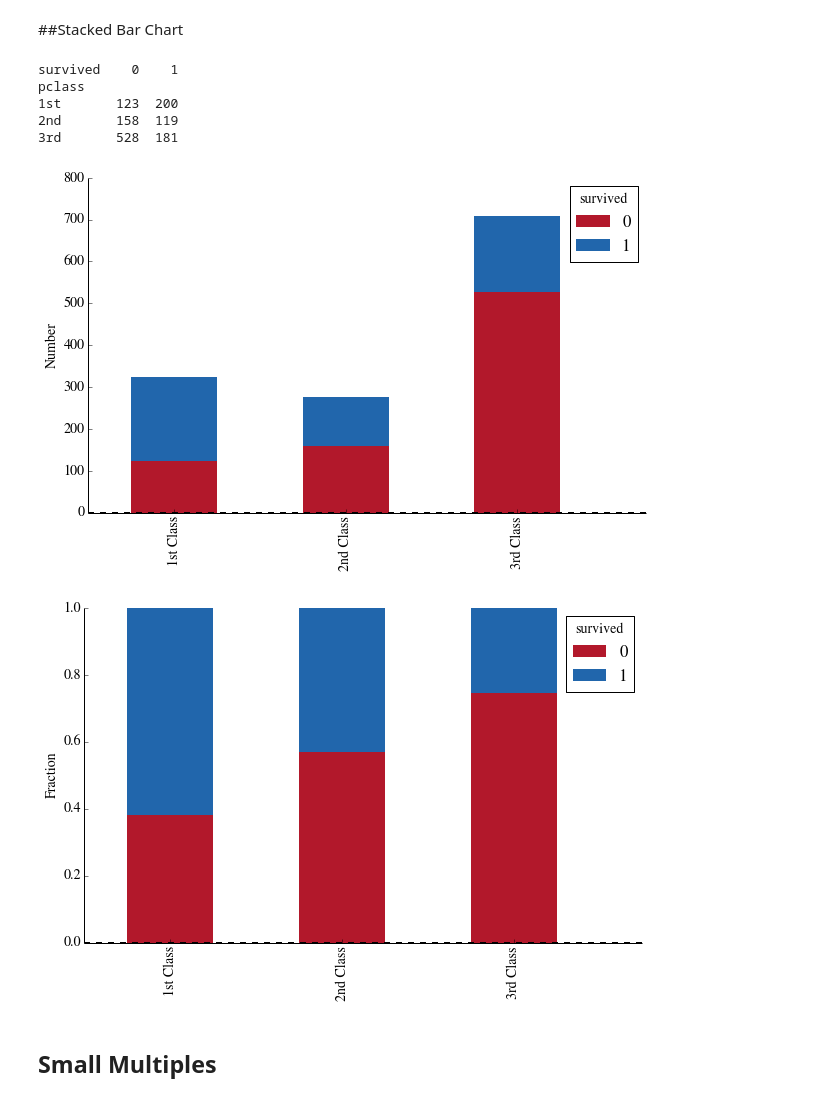
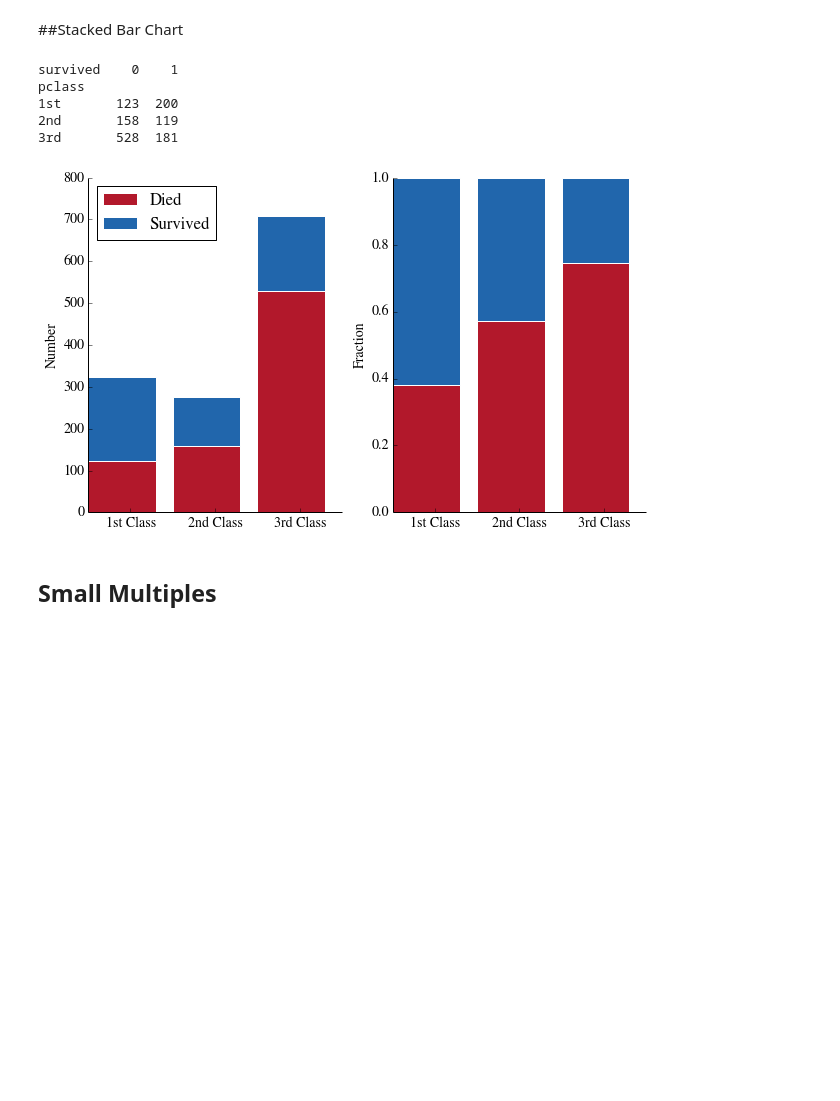
Before and after one commit to cs109/content, a Jupyter notebook: lec_03_statistical_graphs.ipynb, the cells around one changed output. Cells and saved outputs as stored; diff of their text form; code cells hidden in the pictures; blank space fills up the shorter version.

```diff
--- a/lec_03_statistical_graphs.ipynb
+++ b/lec_03_statistical_graphs.ipynb
@@ -24,14 +22,7 @@ import pandas as pd
 from matplotlib import rcParams
 
 #colorbrewer2 Dark2 qualitative color table
-dark2_colors = [(0.10588235294117647, 0.6196078431372549, 0.4666666666666667),
-                (0.8509803921568627, 0.37254901960784315, 0.00784313725490196),
-                (0.4588235294117647, 0.4392156862745098, 0.7019607843137254),
-                (0.9058823529411765, 0.1607843137254902, 0.5411764705882353),
-                (0.4, 0.6509803921568628, 0.11764705882352941),
-                (0.9019607843137255, 0.6705882352941176, 0.00784313725490196),
-                (0.6509803921568628, 0.4627450980392157, 0.11372549019607843),
-                (0.4, 0.4, 0.4)]
+dark2_colors = brewer2mpl.get_map('Dark2', 'Qualitative', 7).mpl_colors
 
 rcParams['figure.figsize'] = (10, 6)
 rcParams['figure.dpi'] = 150
@@ -39,14 +30,16 @@ rcParams['axes.color_cycle'] = dark2_colors
 rcParams['lines.linewidth'] = 2
 rcParams['axes.facecolor'] = 'white'
 rcParams['font.size'] = 14
-rcParams['patch.edgecolor'] = 'none'
+rcParams['patch.edgecolor'] = 'white'
 rcParams['patch.facecolor'] = dark2_colors[0]
 rcParams['font.family'] = 'StixGeneral'
 
 
 def remove_border(axes=None, top=False, right=False, left=True, bottom=True):
     """
-    Toggle whether the left/right/bottom/top borders are visible
+    Minimize chartjunk by stripping out unnecesasry plot borders and axis ticks
+
+    The top/right/left/bottom keywords toggle whether the corresponding plot border is drawn
     """
     ax = axes or plt.gca()
     ax.spines['top'].set_visible(top)
@@ -240,35 +245,37 @@ dtype: int64
 # %%
 tclass = titanic.groupby(['pclass', 'survived']).size().unstack()
 print tclass
 
 red, blue = '#B2182B', '#2166AC'
 
-tclass.plot(kind='bar', stacked=True, color=[red, blue])
-plt.xticks([0.5, 1.5, 2.5], ['1st Class', '2nd Class', '3rd Class'])
+plt.subplot(121)
+plt.bar([0, 1, 2], tclass[0], color=red, label='Died')
+plt.bar([0, 1, 2], tclass[1], bottom=tclass[0], color=blue, label='Survived')
+plt.xticks([0.5, 1.5, 2.5], ['1st Class', '2nd Class', '3rd Class'], rotation='horizontal')
 plt.ylabel("Number")
 plt.xlabel("")
+plt.legend(loc='upper left')
 remove_border()
-plt.grid(False)
-plt.show()
 
 #normalize each row by transposing, normalizing each column, and un-transposing
 tclass = (1. * tclass.T / tclass.T.sum()).T
-tclass.plot(kind='bar', stacked=True, color=[red, blue])
-plt.xticks([0.5, 1.5, 2.5], ['1st Class', '2nd Class', '3rd Class'])
+
+plt.subplot(122)
+plt.bar([0, 1, 2], tclass[0], color=red, label='Died')
+plt.bar([0, 1, 2], tclass[1], bottom=tclass[0], color=blue, label='Survived')
+plt.xticks([0.5, 1.5, 2.5], ['1st Class', '2nd Class', '3rd Class'], rotation='horizontal')
+plt.ylabel("Fraction")
 plt.xlabel("")
-plt.ylabel("Fraction")
 remove_border()
-plt.grid(False)
 
 plt.show()
 # %% [output]
 survived    0    1
 pclass
 1st       123  200
 2nd       158  119
 3rd       528  181
-[figure, old version]
+[figure, new version]
-[figure, removed]
 # %% [markdown]
 ## Small Multiples
 # %% [markdown]
```
Also changed, not shown: parts of 11 cells of this notebook, 1 other file.
